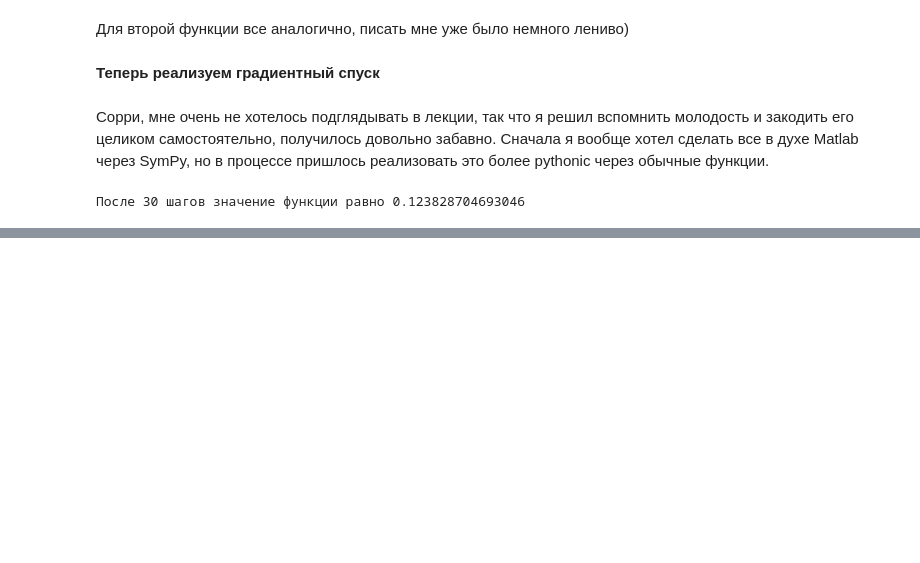
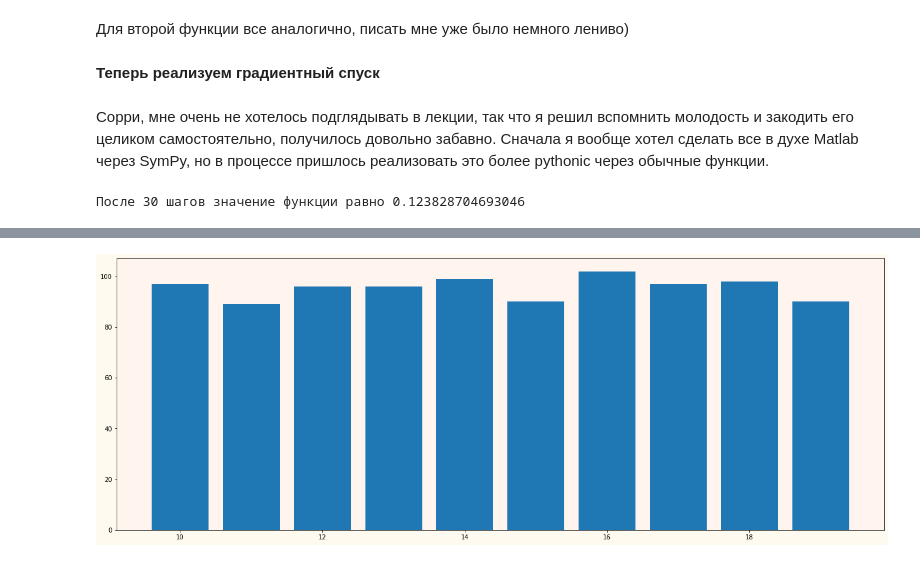
Before and after one commit to SperryUNIVAC/PYDA14, a Jupyter notebook: Math/math.ipynb, the cells around one changed output, grey strips where cells are left out. Cells and saved outputs as stored; diff of their text form; code cells hidden in the pictures; blank space fills up the shorter version.

```diff
--- a/Math/math.ipynb
+++ b/Math/math.ipynb
@@ -549,0 +649,12 @@ print(f'После {step_count} шагов значение функции ра
+# %%
+fig, ax = plt.subplots()
+ax.bar(popsize, nit_list)
+
+ax.set_facecolor('seashell')
+fig.set_facecolor('floralwhite')
+fig.set_figwidth(22)    #  ширина Figure
+fig.set_figheight(8)    #  высота Figure
+
+plt.show()
+# %% [output]
+[figure, added]
```
Also changed, not shown: parts of 27 cells of this notebook, 3 other files.
